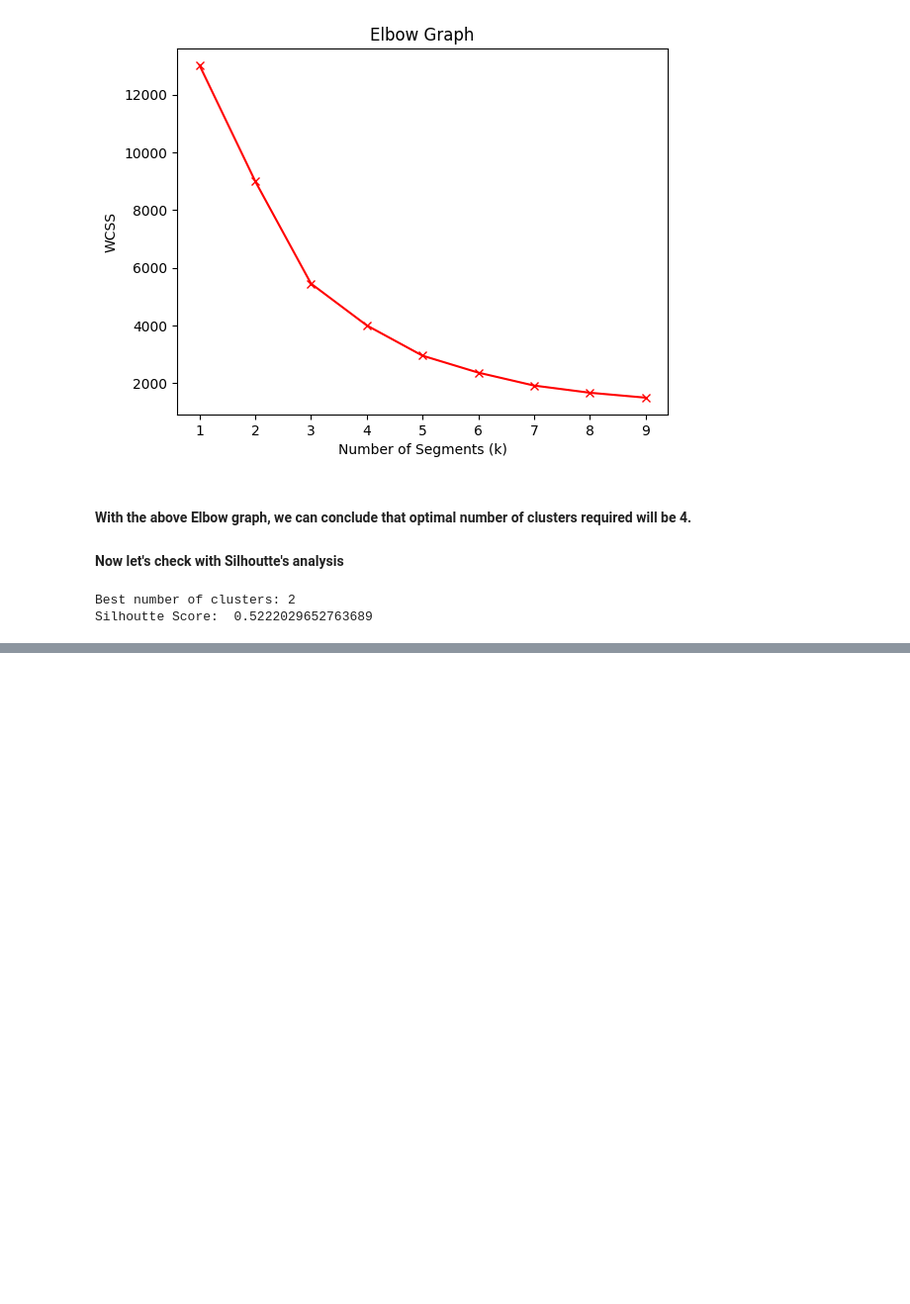
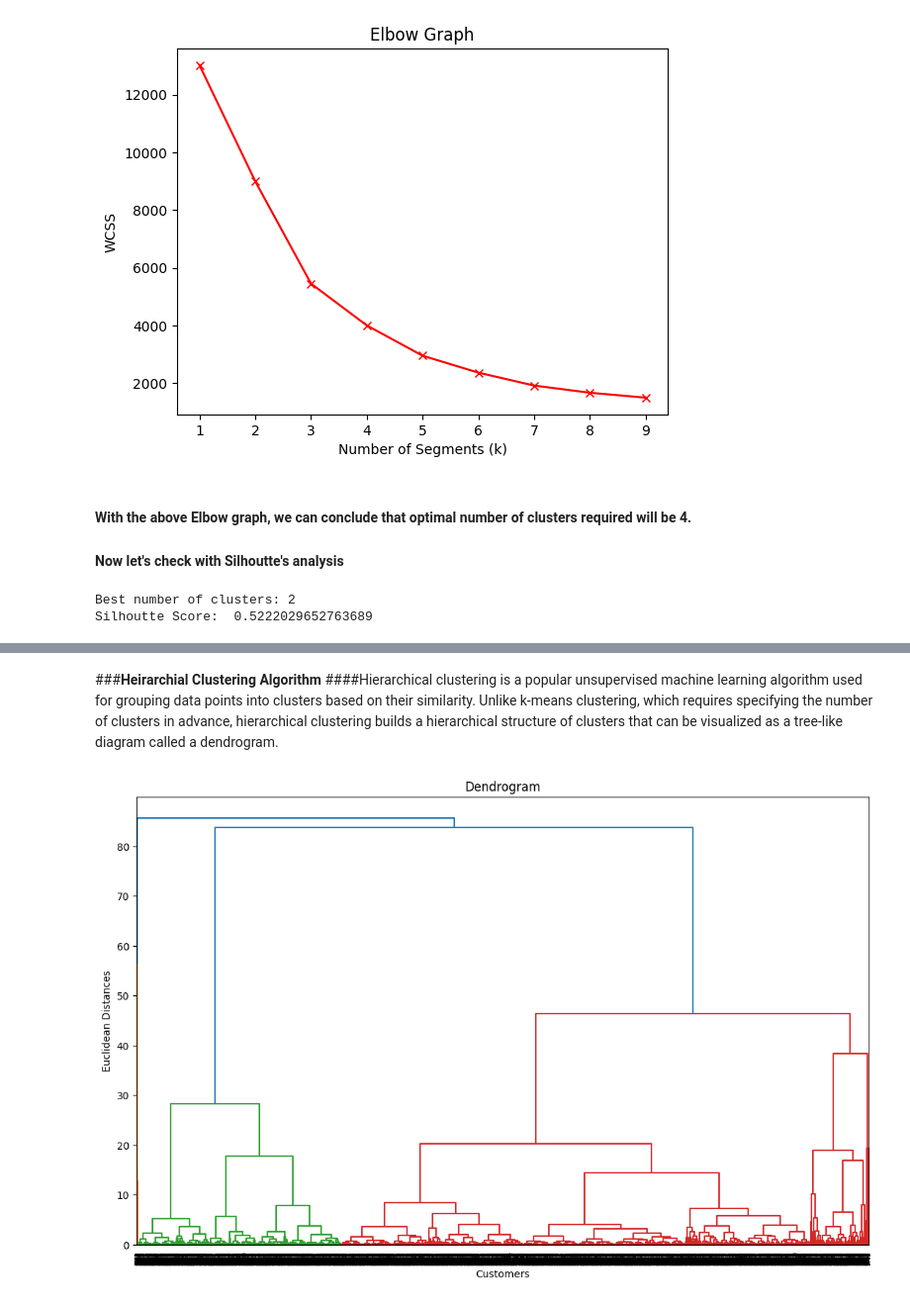
Before and after one commit to Mohamed-Harish-M-123/Capstone-Project-IV, a Jupyter notebook: Online_Retail_Customer_Segmentation.ipynb, the cells around one changed output, grey strips where cells are left out. Shown: that part at 99% size. Drawn from its saved outputs; the diff is of its cells as text; code cells hidden in the pictures; blank space fills up the shorter version.

```diff
--- a/Online_Retail_Customer_Segmentation.ipynb
+++ b/Online_Retail_Customer_Segmentation.ipynb
@@ -521,3 +536,18 @@ Name: Cluster, dtype: int64
 | 12348.0 | 75 | 31 | 1797.24 | 0 |
 | 12349.0 | 18 | 73 | 1757.55 | 0 |
 | 12350.0 | 310 | 17 | 334.40 | 0 |
+# %% [markdown]
+###**Heirarchial Clustering Algorithm**
+####Hierarchical clustering is a popular unsupervised machine learning algorithm used for grouping data points into clusters based on their similarity. Unlike k-means clustering, which requires specifying the number of clusters in advance, hierarchical clustering builds a hierarchical structure of clusters that can be visualized as a tree-like diagram called a dendrogram.
+# %%
+# Using the dendogram to find the optimal number of clusters
+
+import scipy.cluster.hierarchy as sch
+plt.figure(figsize=(13,8))
+dendrogram = sch.dendrogram(sch.linkage(model_df, method = 'ward'))
+plt.title('Dendrogram')
+plt.xlabel('Customers')
+plt.ylabel('Euclidean Distances')
+plt.show()
+# %% [output]
+[figure, added]
```
Also changed, not shown: parts of 5 cells of this notebook.
